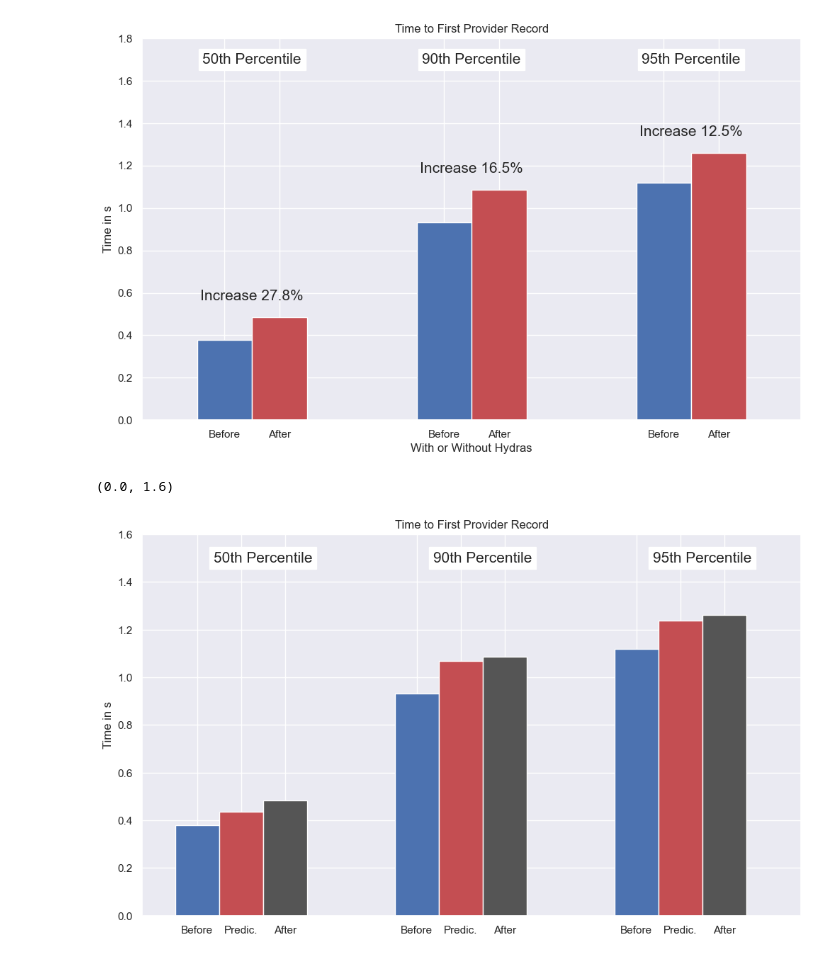
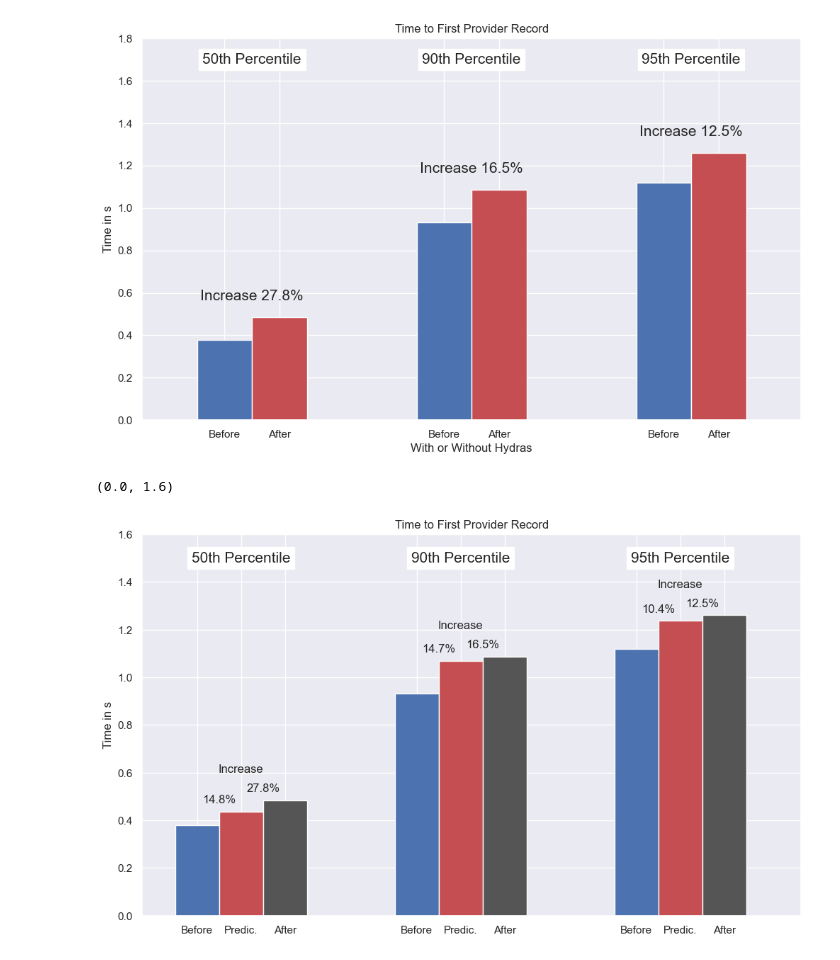
Before and after one commit to dennis-tra/ipfs-lookup-measurement, a Jupyter notebook: analysis/2022-12-15-demo-day.ipynb, the cells around one changed output. Cells and saved outputs as stored; diff of their text form; code cells hidden in the pictures.

Commit message:
update comparison chart

```diff
--- a/analysis/2022-12-15-demo-day.ipynb
+++ b/analysis/2022-12-15-demo-day.ipynb
@@ -364,32 +364,38 @@ for i, percentile in enumerate([50, 90, 95]):
 
     dat = data[data["with_hydras"] == False]
     dat = dat[dat["started_at"] < "2022-12-01T17:30"]
     bars_x_before_ignore += [i + width]
     bars_y_before_ignore += [np.percentile(dat["find_first_provider_duration"], percentile)]
 
     dat = data[data["with_hydras"] == True]
     dat = dat[dat["started_at"] >= "2022-12-01T17:30"]
     bars_x_after += [i + 2 * width]
     bars_y_after += [np.percentile(dat["find_first_provider_duration"], percentile)]
 
     xticks += [i, i + width, i + 2 * width]
     labels += ["Before", "Predic.", "After"]
 
-    ax.text(i+1.5*width, 1.5, f"{percentile}th Percentile", ha="center", va="center", size=15,
+    ax.text(i+width, bars_y_after[i] + 0.13, "Increase", ha="center", va="center", size=12)
+
+    ax.text(i+width, 1.5, f"{percentile}th Percentile", ha="center", va="center", size=15,
         bbox=dict(fc="w", lw=1))
+
+for i in range(3):
+    ax.text(i+width/2, bars_y_before_ignore[i] + 0.05, f"{bars_y_before_ignore[i]/bars_y_before[i] - 1:.1%}", ha="center", va="center", size=12)
+    ax.text(i+width*3/2, bars_y_after[i] + 0.05, f"{bars_y_after[i]/bars_y_before[i] - 1:.1%}", ha="center", va="center", size=12)
 
 ax.bar(bars_x_before, bars_y_before, width, label="Before", color="b")
 ax.bar(bars_x_before_ignore, bars_y_before_ignore, width, label="Predic.", color="r")
 # ax.bar(bars_x_after_ignore, bars_y_after_ignore, width, label="After (ignore)", color="orange")
 ax.bar(bars_x_after, bars_y_after, width, label="After", color="#555")
 
 ax.set_title(f"Time to First Provider Record")
 # ax.set_xlabel("With or Without Hydras")
 ax.set_ylabel("Time in s")
 ax.set_xticks(xticks, labels)
 ax.set_xlim(-0.25, 2.75)
 ax.set_ylim(0, 1.6)
 # ax.legend(loc="center left")
 # %% [output]
 (0.0, 1.6)
-[figure, old version]
+[figure, new version]
```
Also changed, not shown: parts of 2 cells of this notebook.
